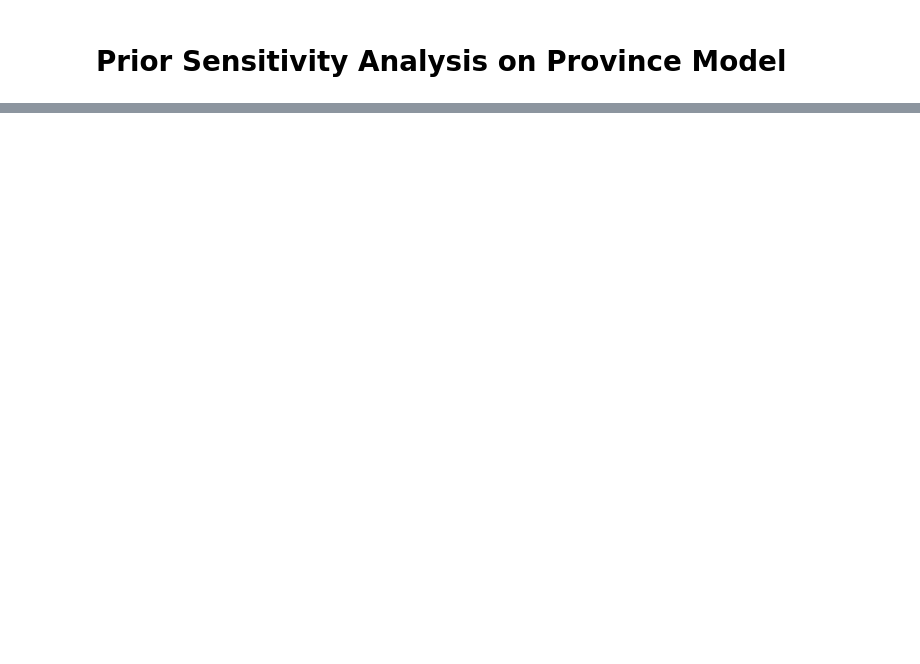
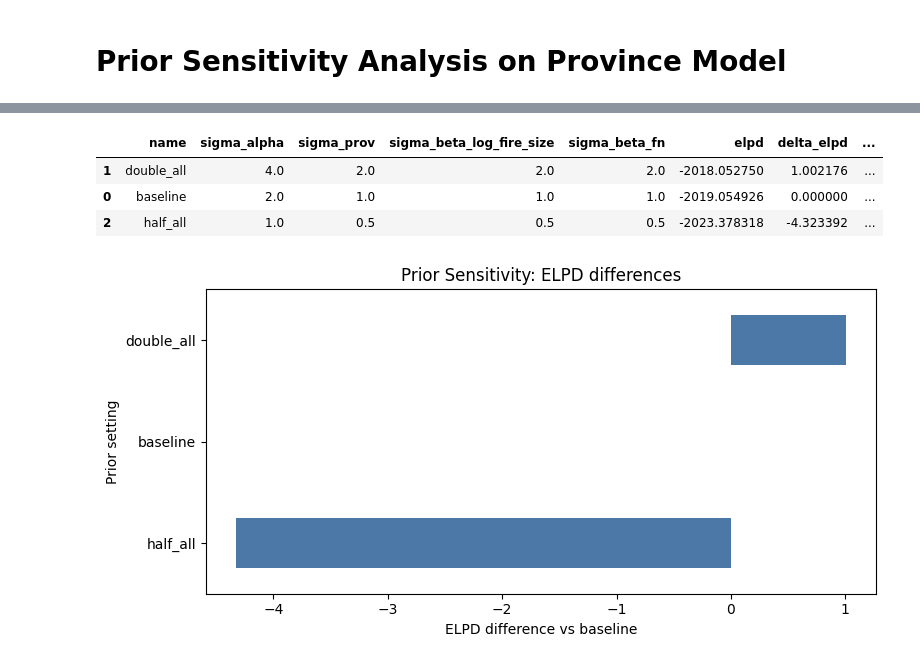
Before and after one commit to PierreRL/Wildfire_Evacuations, a Jupyter notebook: notebooks/6. sensitivty_analysis.ipynb, the cells around one changed output, grey strips where cells are left out. Cells and saved outputs as stored; diff of their text form; code cells hidden in the pictures; blank space fills up the shorter version.

```diff
--- a/notebooks/6. sensitivty_analysis.ipynb
+++ b/notebooks/6. sensitivty_analysis.ipynb
@@ -195,0 +188,3 @@ Running double_all
+# %%
+loo_baseline = az.loo(idata_baseline, pointwise=True)
+print(loo_baseline)
@@ -195,0 +214,10 @@ Running double_all
+# %%
+double_all_priors = {k: v * 2.0 for k, v in baseline_priors.items()}
+
+data_double_all = dict(base_data)
+for k, v in double_all_priors.items():
+    data_double_all[k] = v
+
+print('Double all prior configuration:')
+for k, v in double_all_priors.items():
+    print(f'  {k}: {v}')
@@ -195,0 +263,3 @@ Running double_all
+# %%
+loo_double = az.loo(idata_double, pointwise=True)
+print(loo_double)
@@ -195,0 +374,32 @@ Running double_all
+# %%
+baseline_row = results_df[results_df['name'] == 'baseline'].iloc[0]
+
+stability = results_df.copy()
+stability['delta_elpd'] = stability['elpd'] - baseline_row['elpd']
+stability['delta_alpha'] = stability['alpha_mean'] - baseline_row['alpha_mean']
+stability['delta_beta_log_fire_size'] = stability['beta_log_fire_size_mean'] - baseline_row['beta_log_fire_size_mean']
+stability['delta_beta_fn'] = stability['beta_fn_mean'] - baseline_row['beta_fn_mean']
+
+stability = stability[[
+    'name',
+    'sigma_alpha', 'sigma_prov', 'sigma_beta_log_fire_size', 'sigma_beta_fn',
+    'elpd', 'delta_elpd',
+    'alpha_mean', 'delta_alpha',
+    'beta_log_fire_size_mean', 'delta_beta_log_fire_size',
+    'beta_fn_mean', 'delta_beta_fn',
+]]
+stability.sort_values('delta_elpd', ascending=False)
+# %% [output]
+|  | name | sigma_alpha | sigma_prov | sigma_beta_log_fire_size | sigma_beta_fn | elpd | delta_elpd | ... |
+| 1 | double_all | 4.0 | 2.0 | 2.0 | 2.0 | -2018.052750 | 1.002176 | ... |
+| 0 | baseline | 2.0 | 1.0 | 1.0 | 1.0 | -2019.054926 | 0.000000 | ... |
+| 2 | half_all | 1.0 | 0.5 | 0.5 | 0.5 | -2023.378318 | -4.323392 | ... |
+# %%
+ax = stability.set_index('name')['delta_elpd'].sort_values().plot(kind='barh', figsize=(8, 4), color='#4c78a8')
+ax.set_xlabel('ELPD difference vs baseline')
+ax.set_ylabel('Prior setting')
+ax.set_title('Prior Sensitivity: ELPD differences')
+plt.tight_layout()
+plt.show()
+# %% [output]
+[figure, added]
```
Also changed, not shown: parts of 27 cells of this notebook, 17 other files.
